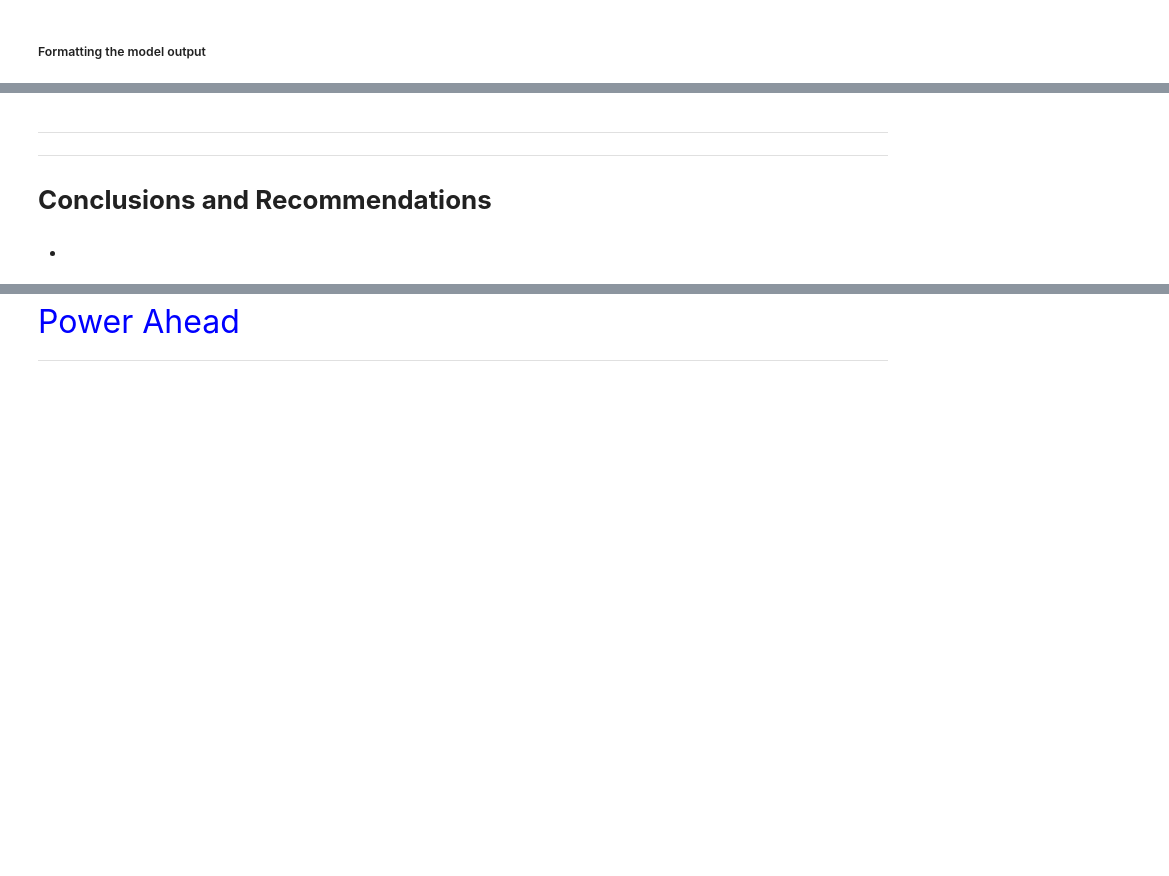
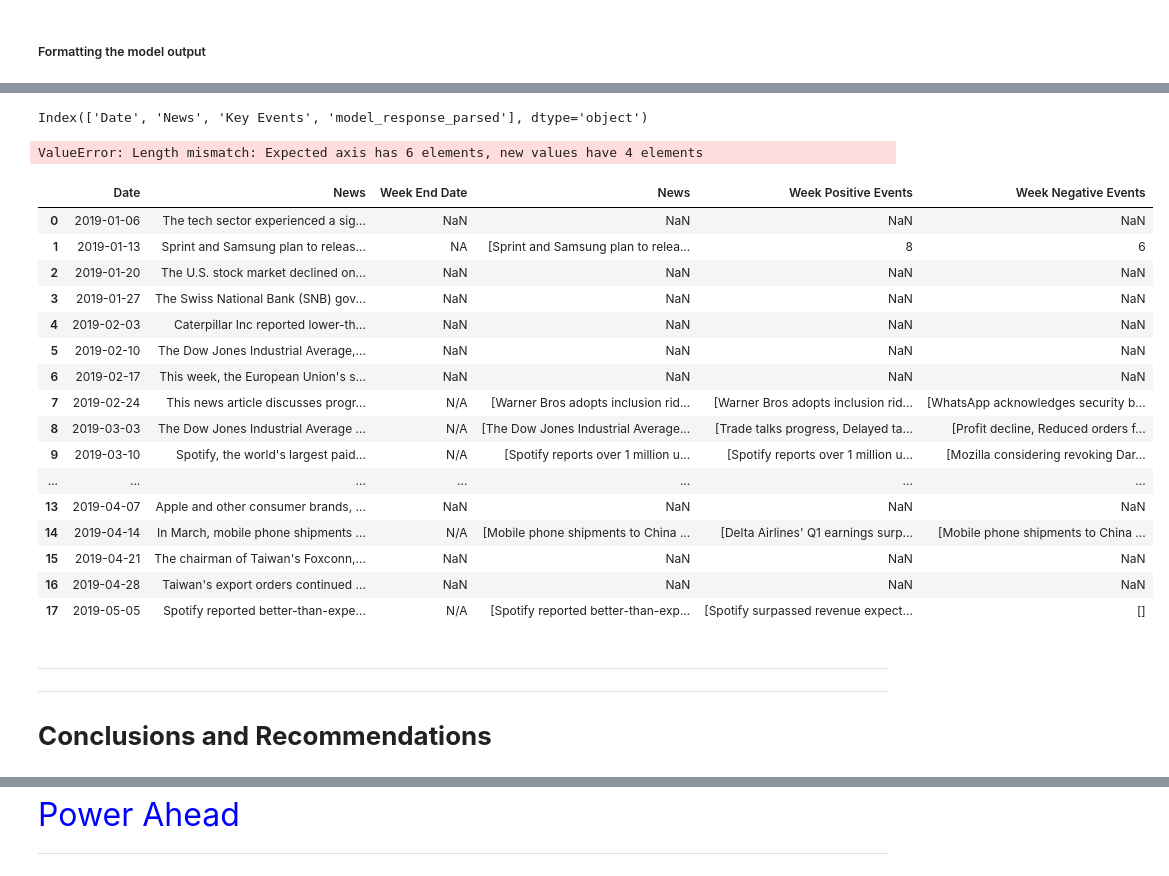
Before and after one commit to barkz/Stock-Market-News-Sentiment-Analysis-and-Summarization, a Jupyter notebook: RobBarker_NLP_StockMarket_FC.ipynb, the cells around one changed output, grey strips where cells are left out. Cells and saved outputs as stored; diff of their text form; code cells hidden in the pictures; blank space fills up the shorter version.

```diff
--- a/RobBarker_NLP_StockMarket_FC.ipynb
+++ b/RobBarker_NLP_StockMarket_FC.ipynb
@@ -1628,2 +1818,5 @@ def response_mistral_1(prompt, news):
 # %% [markdown]
 ##### Checking the model output on the weekly data
+# %%
+%%time
+data_1['Key Events'] = data_1['News'].progress_apply(lambda x: response_mistral_1(prompt,x))
@@ -1630,2 +1861,5 @@ def response_mistral_1(prompt, news):
 # %% [markdown]
 ##### Formatting the model output
+# %%
+data_1['model_response_parsed'] = data_1['Key Events'].apply(extract_json_data)
+data_1.head()
@@ -1631,0 +1886,3 @@ def response_mistral_1(prompt, news):
+# %%
+model_response_parsed = pd.json_normalize(data_1['model_response_parsed'])
+model_response_parsed.head()
@@ -1632,6 +1931,36 @@ def response_mistral_1(prompt, news):
+# %%
+data_1.columns
+# %% [output]
+Index(['Date', 'News', 'Key Events', 'model_response_parsed'], dtype='object')
+# %%
+final_output = pd.concat([data_1.reset_index(drop=True),model_response_parsed],axis=1)
+final_output.drop(['Key Events','model_response_parsed'], axis=1, inplace=True)
+final_output.columns = ['Week End Date', 'News', 'Week Positive Events', 'Week Negative Events']
+
+final_output.head()
+# %% [output]
+ValueError: Length mismatch: Expected axis has 6 elements, new values have 4 elements
+# %%
+final_output
+# %% [output]
+|  | Date | News | Week End Date | News | Week Positive Events | Week Negative Events |
+| 0 | 2019-01-06 | The tech sector experienced a sig... | NaN | NaN | NaN | NaN |
+| 1 | 2019-01-13 | Sprint and Samsung plan to releas... | NA | [Sprint and Samsung plan to relea... | 8 | 6 |
+| 2 | 2019-01-20 | The U.S. stock market declined on... | NaN | NaN | NaN | NaN |
+| 3 | 2019-01-27 | The Swiss National Bank (SNB) gov... | NaN | NaN | NaN | NaN |
+| 4 | 2019-02-03 | Caterpillar Inc reported lower-th... | NaN | NaN | NaN | NaN |
+| 5 | 2019-02-10 | The Dow Jones Industrial Average,... | NaN | NaN | NaN | NaN |
+| 6 | 2019-02-17 | This week, the European Union's s... | NaN | NaN | NaN | NaN |
+| 7 | 2019-02-24 | This news article discusses progr... | N/A | [Warner Bros adopts inclusion rid... | [Warner Bros adopts inclusion rid... | [WhatsApp acknowledges security b... |
+| 8 | 2019-03-03 | The Dow Jones Industrial Average ... | N/A | [The Dow Jones Industrial Average... | [Trade talks progress, Delayed ta... | [Profit decline, Reduced orders f... |
+| 9 | 2019-03-10 | Spotify, the world's largest paid... | N/A | [Spotify reports over 1 million u... | [Spotify reports over 1 million u... | [Mozilla considering revoking Dar... |
+| ... | ... | ... | ... | ... | ... | ... |
+| 13 | 2019-04-07 | Apple and other consumer brands, ... | NaN | NaN | NaN | NaN |
+| 14 | 2019-04-14 | In March, mobile phone shipments ... | N/A | [Mobile phone shipments to China ... | [Delta Airlines' Q1 earnings surp... | [Mobile phone shipments to China ... |
+| 15 | 2019-04-21 | The chairman of Taiwan's Foxconn,... | NaN | NaN | NaN | NaN |
+| 16 | 2019-04-28 | Taiwan's export orders continued ... | NaN | NaN | NaN | NaN |
+| 17 | 2019-05-05 | Spotify reported better-than-expe... | N/A | [Spotify reported better-than-exp... | [Spotify surpassed revenue expect... | [] |
 # %% [markdown]
 ---
 ---
 # **Conclusions and Recommendations**
-# %% [markdown]
--
```
Also changed, not shown: parts of 33 cells of this notebook, 1 other file.
